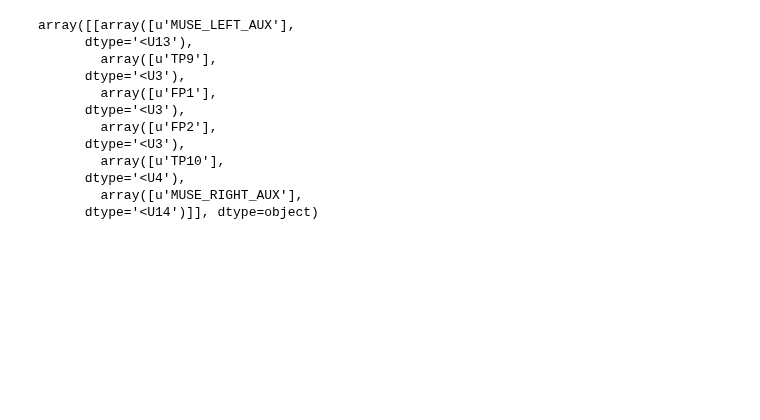
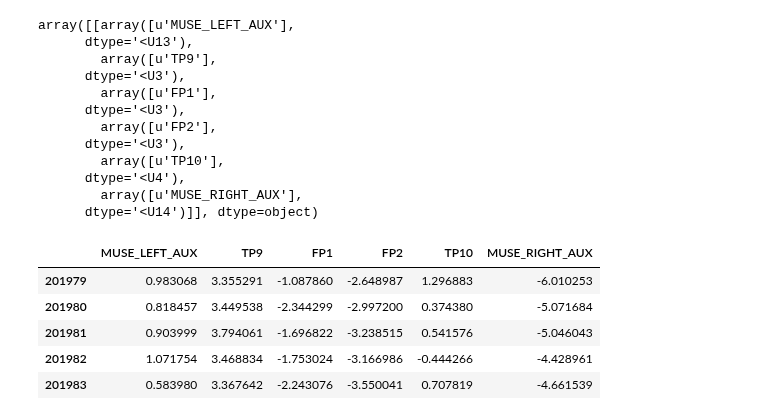
Before and after one commit to HALtheWise/neurotech-bmi, a Jupyter notebook: preprocessing.ipynb, the cells around one changed output. Saved outputs shown, nothing was run; the diff lists cells and outputs as text; code cells hidden in the pictures; blank space fills up the shorter version.

```diff
--- a/preprocessing.ipynb
+++ b/preprocessing.ipynb
@@ -101,3 +105,14 @@ array([[array([u'MUSE_LEFT_AUX'],
       dtype='<U4'),
         array([u'MUSE_RIGHT_AUX'],
       dtype='<U14')]], dtype=object)
+# %%
+df = pd.DataFrame(np.transpose(s['data']), columns=labels,)
+# %%
+df.tail()
+# %% [output]
+|  | MUSE_LEFT_AUX | TP9 | FP1 | FP2 | TP10 | MUSE_RIGHT_AUX |
+| 201979 | 0.983068 | 3.355291 | -1.087860 | -2.648987 | 1.296883 | -6.010253 |
+| 201980 | 0.818457 | 3.449538 | -2.344299 | -2.997200 | 0.374380 | -5.071684 |
+| 201981 | 0.903999 | 3.794061 | -1.696822 | -3.238515 | 0.541576 | -5.046043 |
+| 201982 | 1.071754 | 3.468834 | -1.753024 | -3.166986 | -0.444266 | -4.428961 |
+| 201983 | 0.583980 | 3.367642 | -2.243076 | -3.550041 | 0.707819 | -4.661539 |
```
Also changed, not shown: parts of 6 cells of this notebook.
